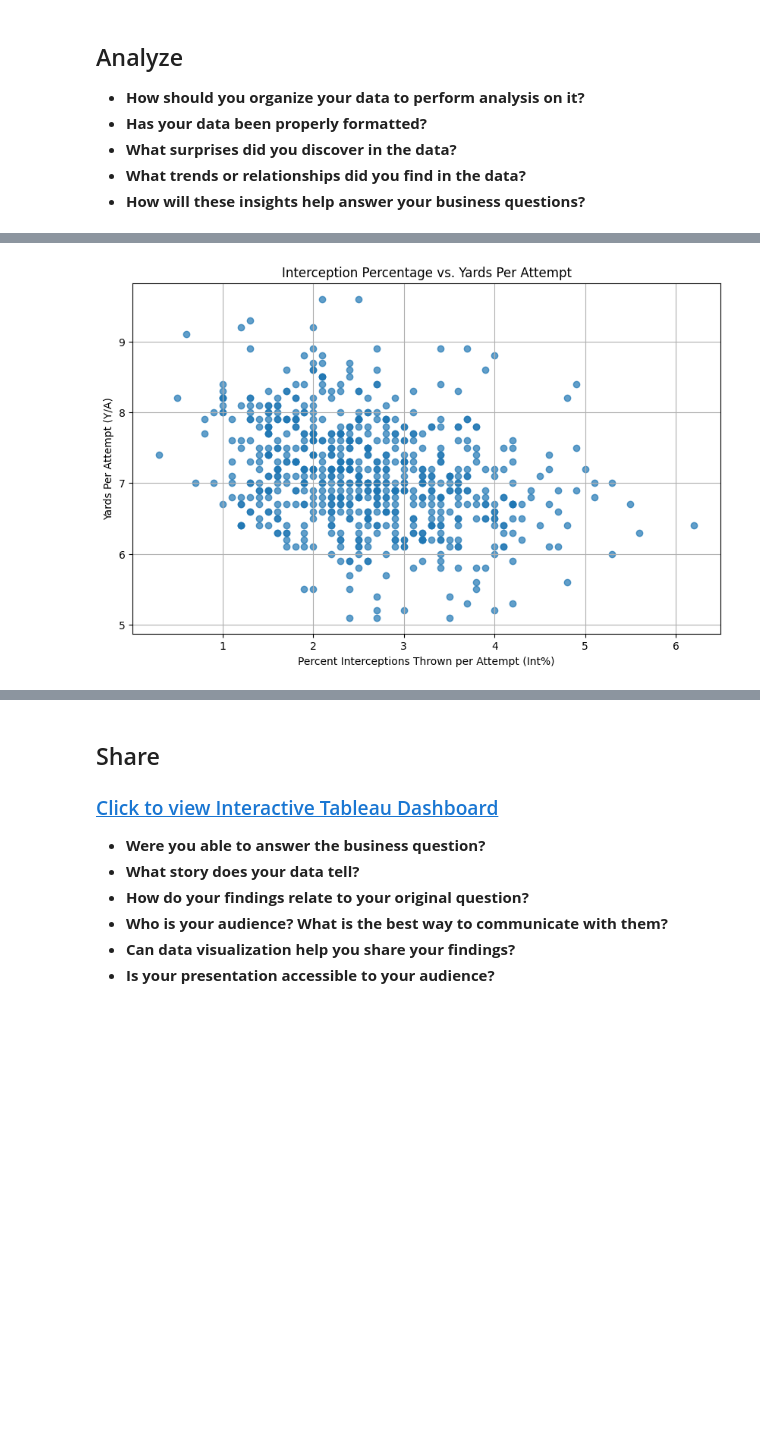
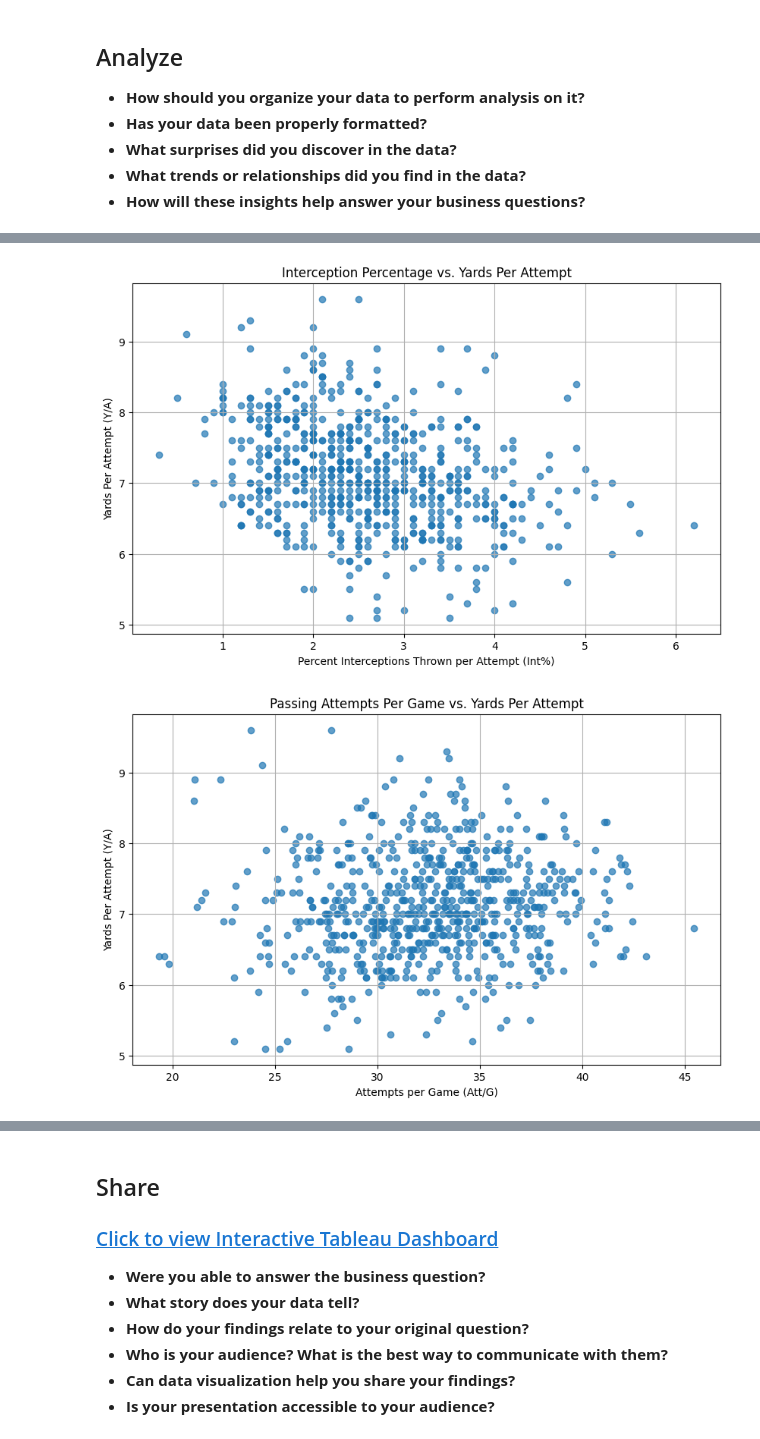
Before and after one commit to vtrackstar/Google-DA-Projects, a Jupyter notebook: nfl-passing-through-the-millennium-case-study.ipynb, the cells around one changed output, grey strips where cells are left out. Cells and saved outputs as stored; diff of their text form; code cells hidden in the pictures; blank space fills up the shorter version.

Commit message:
Kaggle Notebook | NFL Passing Through The Millennium Case Study | Version 4

```diff
--- a/nfl-passing-through-the-millennium-case-study.ipynb
+++ b/nfl-passing-through-the-millennium-case-study.ipynb
@@ -133,25 +165,44 @@ print(result)
 # %%
 import matplotlib.pyplot as plt
 
-# Create the scatterplot to display touchdowns thrown vs yards per attempt
+# Create the scatterplot to display % touchdowns thrown vs yards per attempt
 plt.figure(figsize=(10, 6))
 plt.scatter(filtered_df['TD%'], filtered_df['Y/A'], alpha=0.7)
 plt.title('Touchdown Percentage vs. Yards Per Attempt')
 plt.xlabel('Percent Touchdowns Thrown per Attempt (TD%)')
 plt.ylabel('Yards Per Attempt (Y/A)')
 plt.grid(True)
 plt.show()
 
 import matplotlib.pyplot as plt
 
-# Create the scatterplot to display touchdowns thrown vs yards per attempt
+# Create the scatterplot to display % interceptions thrown vs yards per attempt
 plt.figure(figsize=(10, 6))
 plt.scatter(filtered_df['Int%'], filtered_df['Y/A'], alpha=0.7)
 plt.title('Interception Percentage vs. Yards Per Attempt')
 plt.xlabel('Percent Interceptions Thrown per Attempt (Int%)')
 plt.ylabel('Yards Per Attempt (Y/A)')
 plt.grid(True)
 plt.show()
+
+# Create the scatterplot to display attempts per game thrown vs yards per attempt
+plt.figure(figsize=(10, 6))
+plt.scatter(filtered_df['Att/G'], filtered_df['Y/A'], alpha=0.7)
+plt.title('Passing Attempts Per Game vs. Yards Per Attempt')
+plt.xlabel('Attempts per Game (Att/G)')
+plt.ylabel('Yards Per Attempt (Y/A)')
+plt.grid(True)
+plt.show()
+
+# Create the scatterplot to display attempts per game thrown vs touchdowns thrown
+plt.figure(figsize=(10, 6))
+plt.scatter(filtered_df['Att/G'], filtered_df['TD'], alpha=0.7)
+plt.title('Passing Attempts Per Game vs. Touchdowns Thrown')
+plt.xlabel('Attempts per Game (Att/G)')
+plt.ylabel('Touchdowns (TD)')
+plt.grid(True)
+plt.show()
 # %% [output]
 [figure]
 [figure]
+[figure, added]
```
Also changed, not shown: parts of 5 cells of this notebook.
